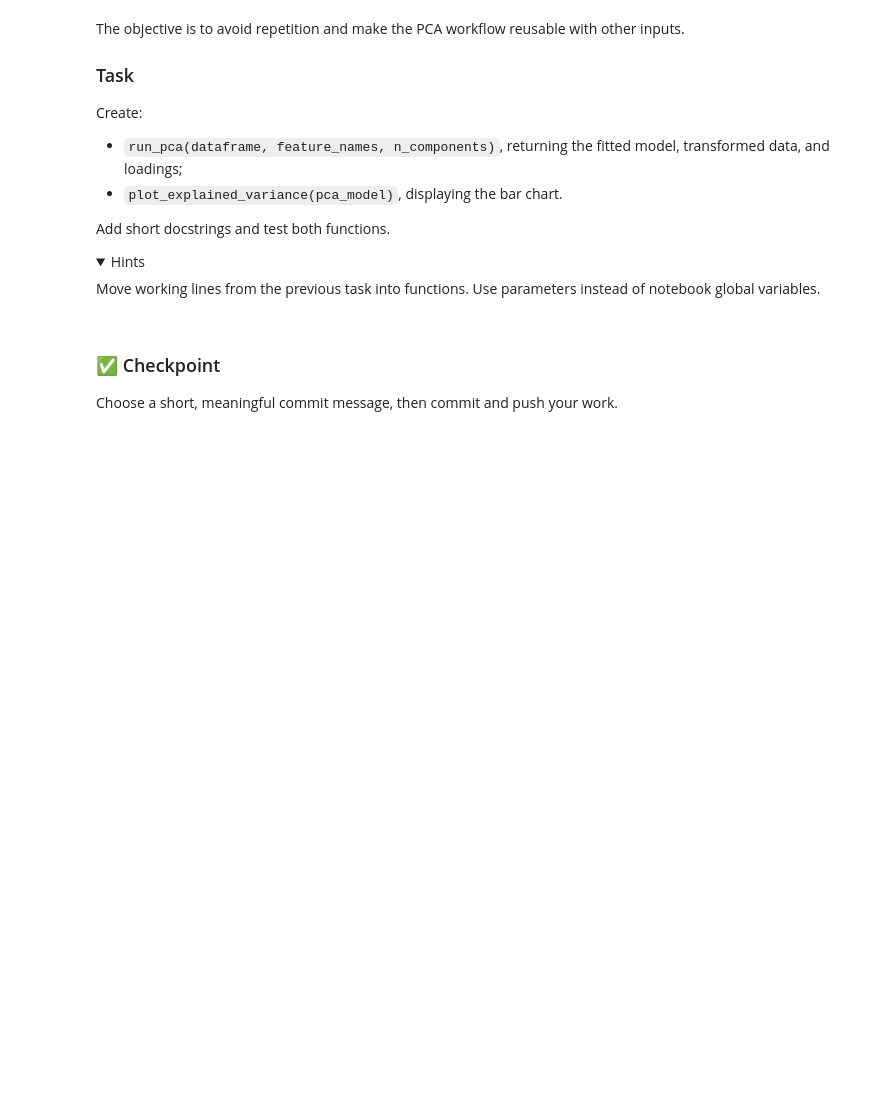
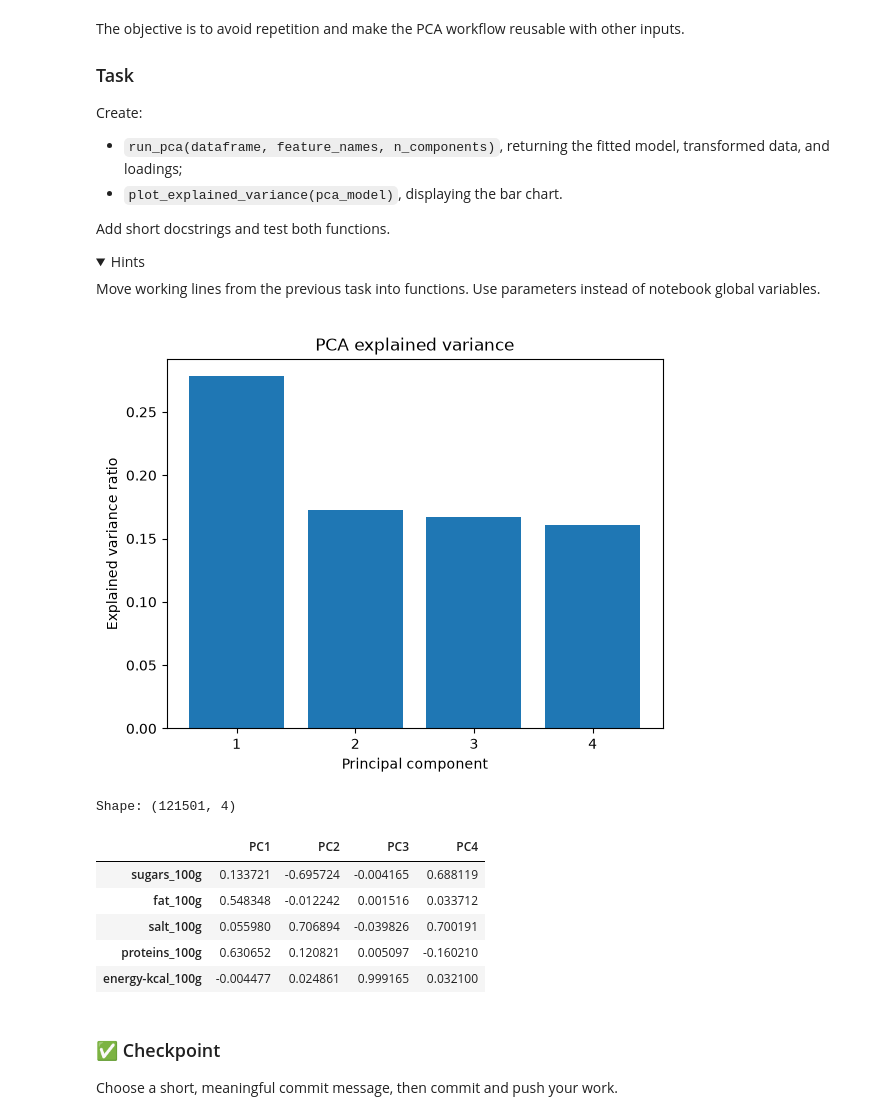
Before and after one commit to wissem18/DSPAP_Lab2_Wissem, a Jupyter notebook: notebooks/Lab2_Best_Practices_Student.ipynb, the cells around one changed output. Drawn from its saved outputs; the diff is of its cells as text; code cells hidden in the pictures; folded sections open; blank space fills up the shorter version.

```diff
--- a/notebooks/Lab2_Best_Practices_Student.ipynb
+++ b/notebooks/Lab2_Best_Practices_Student.ipynb
@@ -389,11 +418,40 @@ Move working lines from the previous task into functions. Use parameters instead
 # %%
 # Block B — Define plot_explained_variance(...)
 
-# Your code here
+def plot_explained_variance(pca_model):
+    """Plot the explained variance ratio for each principal component.
+
+    Args:
+        pca_model (PCA): A fitted PCA model.
+
+    Returns:
+        None: Displays the variance plot using matplotlib.
+    """
+    explained_variance = pca_model.explained_variance_ratio_
+
+    plt.bar(range(1, len(explained_variance) + 1), explained_variance)
+    plt.xlabel("Principal component")
+    plt.ylabel("Explained variance ratio")
+    plt.title("PCA explained variance")
+    plt.xticks(range(1, len(explained_variance) + 1))
+    plt.show()
 # %%
 # Block C — Test both functions
 
-# Your code here
+pca_model, transformed_data, loadings = run_pca(df, feature_names, 4)
+plot_explained_variance(pca_model)
+
+print("Shape:", transformed_data.shape)
+loadings.head()
+# %% [output]
+[figure, added]
+Shape: (121501, 4)
+|  | PC1 | PC2 | PC3 | PC4 |
+| sugars_100g | 0.133721 | -0.695724 | -0.004165 | 0.688119 |
+| fat_100g | 0.548348 | -0.012242 | 0.001516 | 0.033712 |
+| salt_100g | 0.055980 | 0.706894 | -0.039826 | 0.700191 |
+| proteins_100g | 0.630652 | 0.120821 | 0.005097 | -0.160210 |
+| energy-kcal_100g | -0.004477 | 0.024861 | 0.999165 | 0.032100 |
 # %% [markdown]
 ### ✅ Checkpoint
 
```
Also changed, not shown: parts of 2 cells of this notebook, 1 other file.
